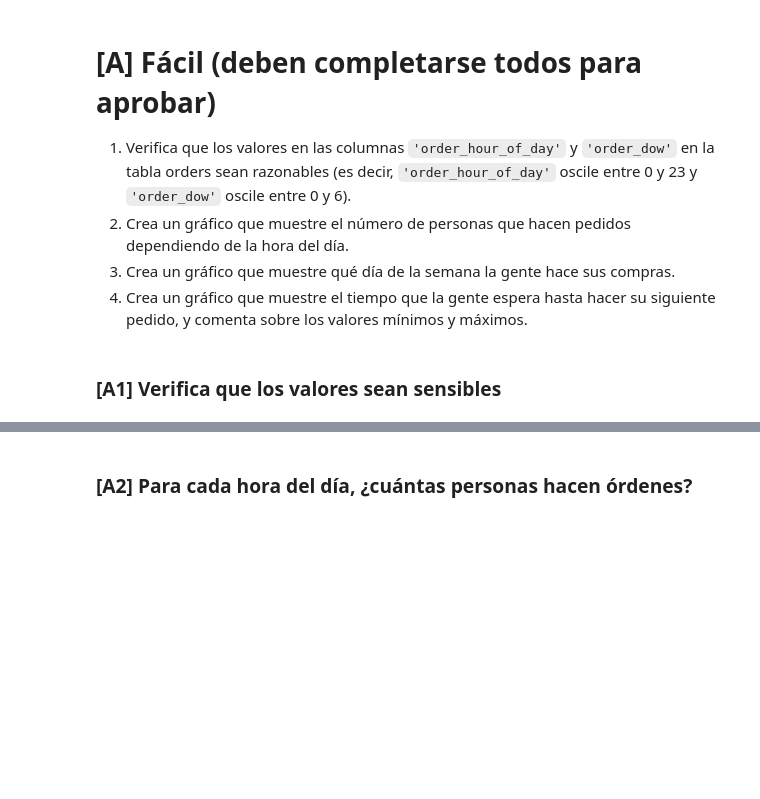
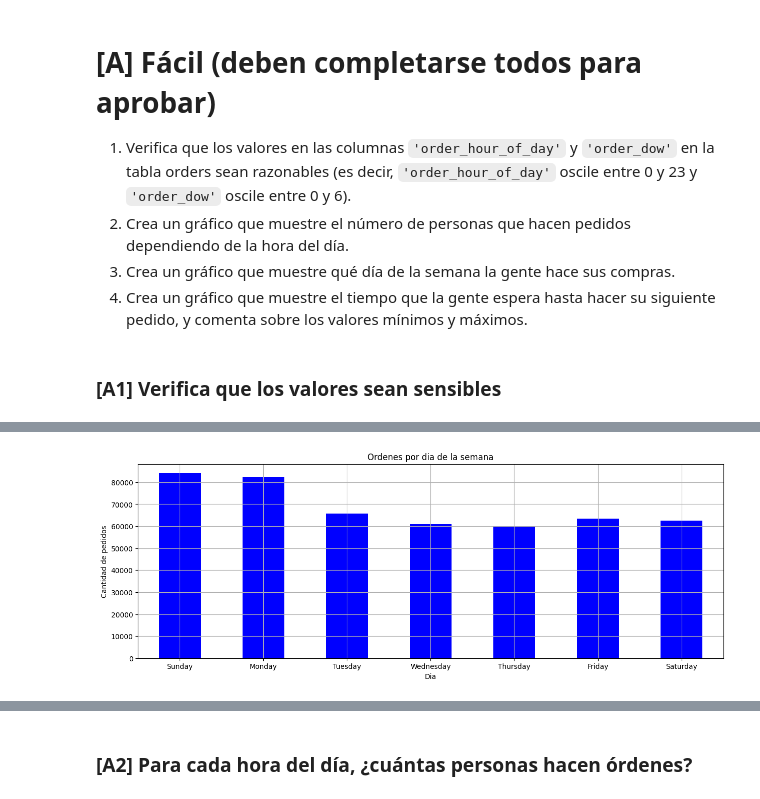
Before and after one commit to LuisPastranaLemus/Python-Github_VENV, a Jupyter notebook: TripleTen/Project_Sprint4/Project_Sprint4.ipynb, the cells around one changed output, grey strips where cells are left out. Saved outputs shown, nothing was run; the diff lists cells and outputs as text; code cells hidden in the pictures; blank space fills up the shorter version.

```diff
--- a/TripleTen/Project_Sprint4/Project_Sprint4.ipynb
+++ b/TripleTen/Project_Sprint4/Project_Sprint4.ipynb
@@ -417,0 +977,16 @@ Una vez los datos estén procesados y listos, haz el siguiente análisis:
+# %%
+df_orders_by_day = df_instacart_orders.groupby('order_dow')['order_id'].count()
+df_orders_by_day.index = ['Sunday', 'Monday', 'Tuesday', 'Wednesday', 'Thursday', 'Friday', 'Saturday']
+
+df_orders_by_day.plot(kind='bar',
+                       title='Ordenes por dia de la semana',
+                       xlabel="Dia",
+                       ylabel="Cantidad de pedidos",
+                       grid=True,
+                       rot=0,
+                       figsize=[15, 5],
+                       color='blue')
+
+plt.show()
+# %% [output]
+[figure, added]
```
Also changed, not shown: parts of 101 cells of this notebook, 6 other files.
